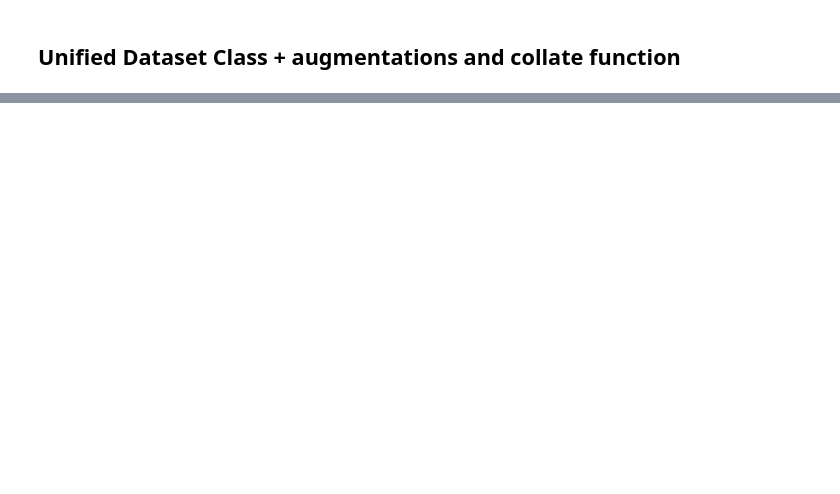
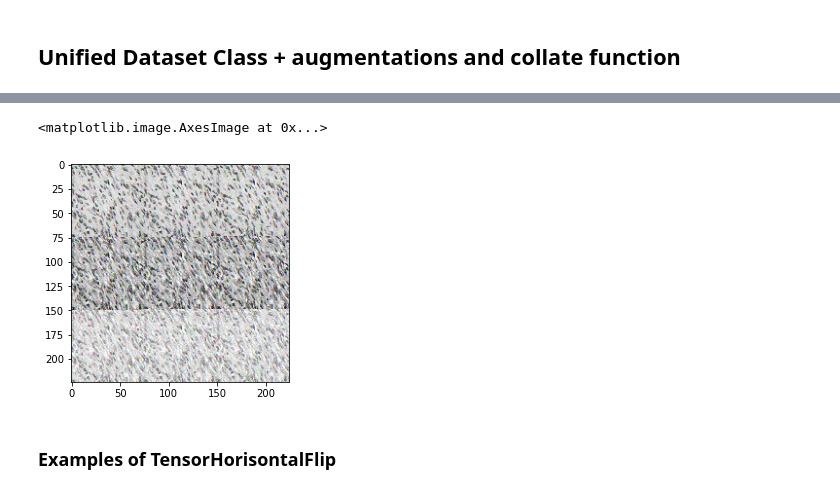
Before and after one commit to GeorgeBatch/arch-pre-training, a Jupyter notebook: arch/5-ARCH-Dataset-Class-Extended.ipynb, the cells around one changed output, grey strips where cells are left out. Saved outputs shown, nothing was run; the diff lists cells and outputs as text; code cells hidden in the pictures; blank space fills up the shorter version.

```diff
--- a/arch/5-ARCH-Dataset-Class-Extended.ipynb
+++ b/arch/5-ARCH-Dataset-Class-Extended.ipynb
@@ -194,7 +201,7 @@ class ArchCaptioningDatasetExtended(Dataset):
 arch_tokenizer = SentencePieceBPETokenizer("../datasets/vocab/arch_10k.model")
 
 arch_dataset_extended = ArchCaptioningDatasetExtended(data_root='../datasets/ARCH',
-                                                      #source="both",
                                                       split="train",
-                                                      tokenizer=arch_tokenizer)
+                                                      tokenizer=arch_tokenizer,
+                                                      flip_transform=None)
 len(arch_dataset_extended)
@@ -201,2 +210,3 @@ len(arch_dataset_extended)
 # %%
-arch_dataset_extended.__getitem__(0)
+sample_item = arch_dataset_extended.__getitem__(0)
+sample_item
@@ -202,0 +252,3 @@ arch_dataset_extended.__getitem__(0)
+# %%
+sample_tensor_image = sample_item['images'][0]
+sample_tensor_image
@@ -202,0 +273,8 @@ arch_dataset_extended.__getitem__(0)
+# %%
+plt.imshow(sample_tensor_image.to(int).view(sample_tensor_image.shape[1],
+                                     sample_tensor_image.shape[2], sample_tensor_image.shape[0]))
+# %% [output]
+<matplotlib.image.AxesImage at 0x...>
+[figure, added]
+# %% [markdown]
+### Examples of TensorHorisontalFlip
```
Also changed, not shown: parts of 17 cells of this notebook, 3 other files.
